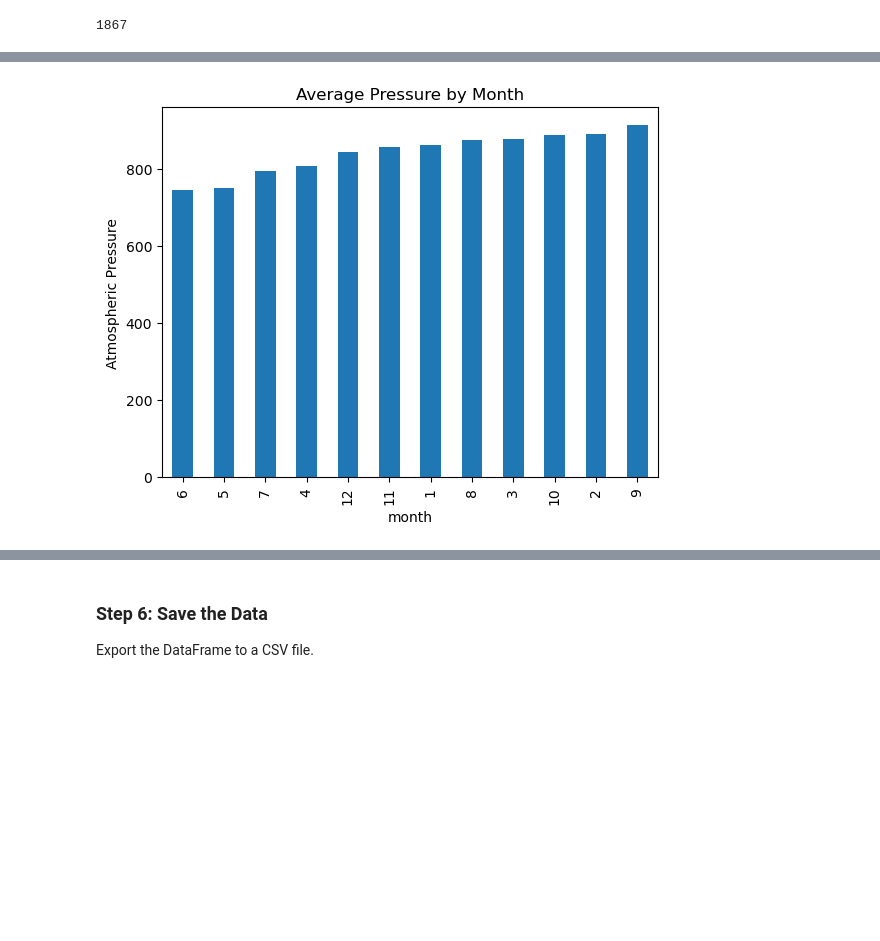
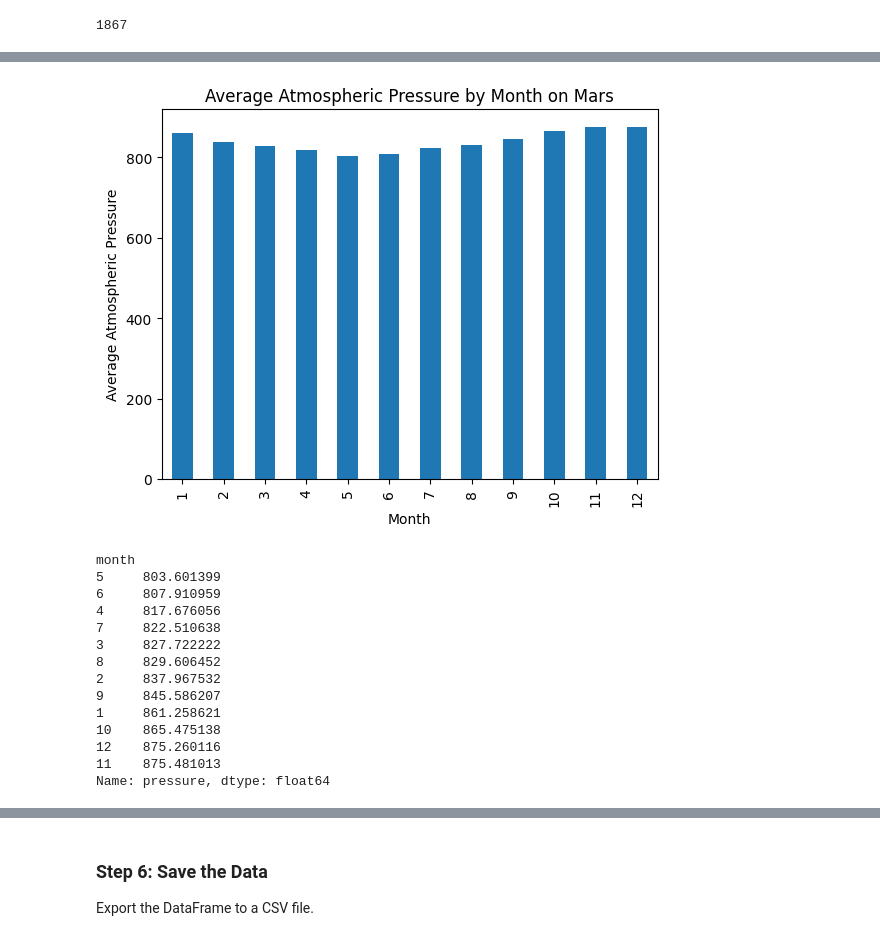
Before and after one commit to juanbracho/UT_Module11, a Jupyter notebook: part_2_mars_weather.ipynb, the cells around one changed output, grey strips where cells are left out. Cells and saved outputs as stored; diff of their text form; code cells hidden in the pictures; blank space fills up the shorter version.

```diff
--- a/part_2_mars_weather.ipynb
+++ b/part_2_mars_weather.ipynb
@@ -225,0 +249,10 @@ Name: pressure, dtype: float64
+# %%
+# 4. What is the average pressure by month?
+# Group by 'month' and calculate the average of 'pressure'
+avg_pressure_by_month = mars_weather_df.groupby('month')['pressure'].mean()
+
+# Find the month with the lowest and highest average pressure
+lowest_pressure_month = avg_pressure_by_month.idxmin()
+highest_pressure_month = avg_pressure_by_month.idxmax()
+
+avg_min_temp_by_month, lowest_pressure_month, highest_pressure_month
@@ -226,4 +276,36 @@ Name: pressure, dtype: float64
+# %%
+# Plot the average pressure by month
+avg_pressure_by_month.plot(kind='bar')
+
+# Add labels and title
+plt.ylabel('Average Atmospheric Pressure')
+plt.xlabel('Month')
+plt.title('Average Atmospheric Pressure by Month on Mars')
+
+# Display the plot
+plt.show()
+# %% [output]
+[figure, added]
 # %%
 # Identify the lowest and highest pressure months in Curiosity's location by sorting the previous graph
+
+# Sort the average pressure by month in ascending order
+sorted_pressure_by_month = avg_pressure_by_month.sort_values()
+
+# Display the sorted result
+sorted_pressure_by_month
 # %% [output]
-[figure, removed]
+month
+5     803.601399
+6     807.910959
+4     817.676056
+7     822.510638
+3     827.722222
+8     829.606452
+2     837.967532
+9     845.586207
+1     861.258621
+10    865.475138
+12    875.260116
+11    875.481013
+Name: pressure, dtype: float64
```
Also changed, not shown: parts of 21 cells of this notebook, 1 other file.
